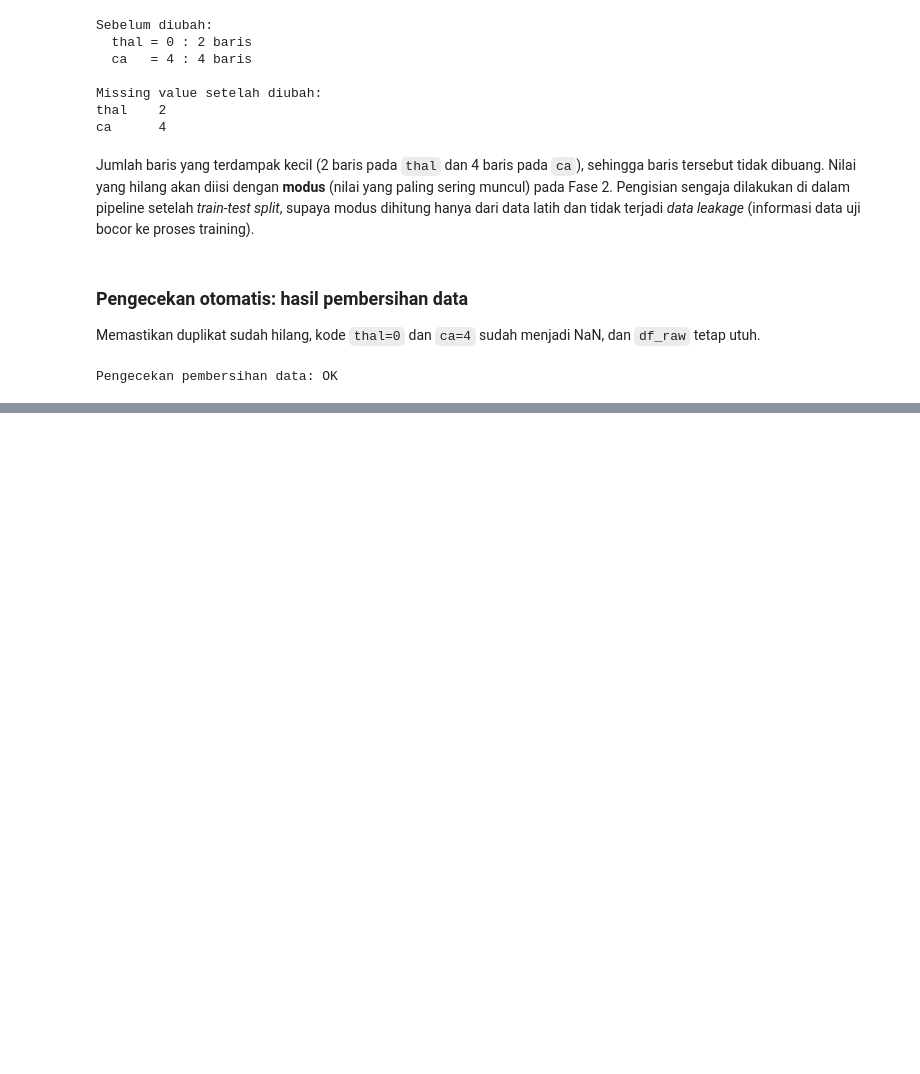
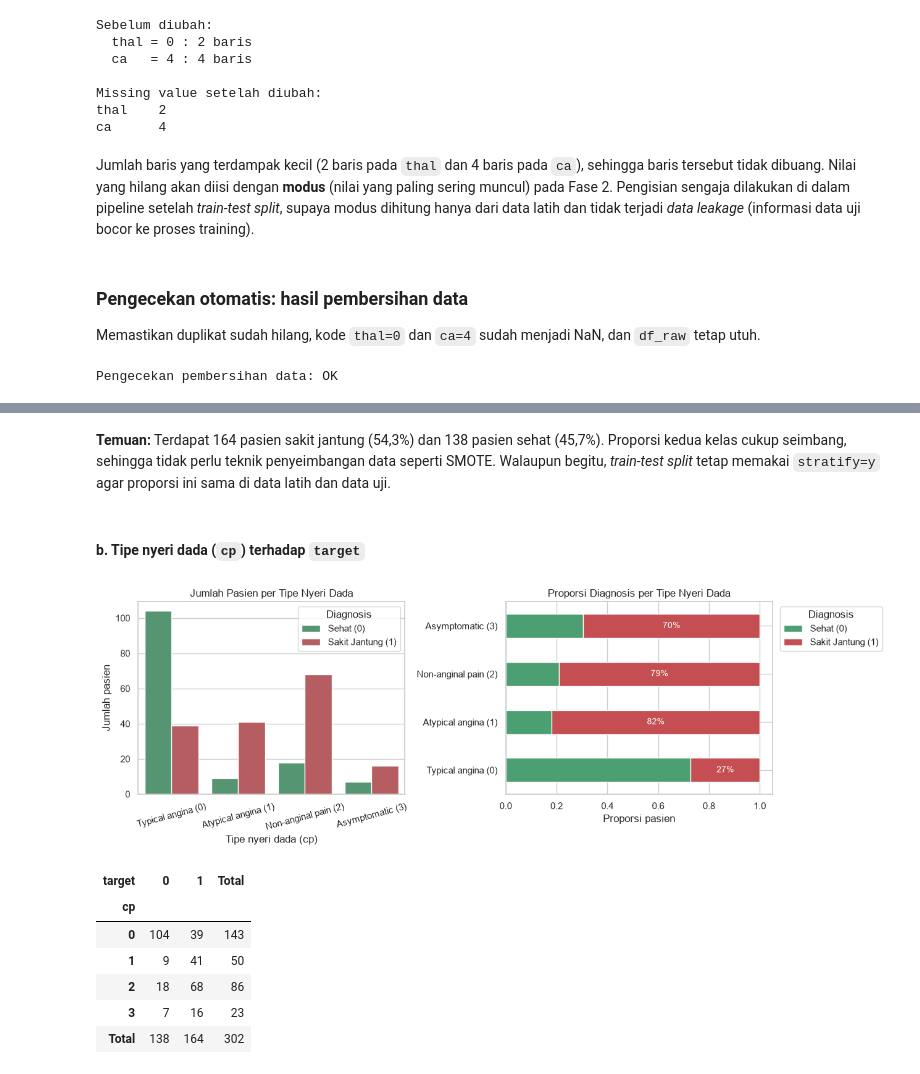
Before and after one commit to agm4r/uci-heart-disease-classification, a Jupyter notebook: 03-notebook/KelompokX_Heart_Disease_Prediction.ipynb, the cells around one changed output, grey strips where cells are left out. Cells and saved outputs as stored; diff of their text form; code cells hidden in the pictures; blank space fills up the shorter version.

```diff
--- a/03-notebook/KelompokX_Heart_Disease_Prediction.ipynb
+++ b/03-notebook/KelompokX_Heart_Disease_Prediction.ipynb
@@ -223,0 +263,40 @@ Pengecekan pembersihan data: OK
+# %% [markdown]
+**Temuan:** Terdapat 164 pasien sakit jantung (54,3%) dan 138 pasien sehat (45,7%). Proporsi kedua kelas cukup seimbang, sehingga tidak perlu teknik penyeimbangan data seperti SMOTE. Walaupun begitu, *train-test split* tetap memakai `stratify=y` agar proporsi ini sama di data latih dan data uji.
+# %% [markdown]
+#### b. Tipe nyeri dada (`cp`) terhadap `target`
+# %%
+fig, axes = plt.subplots(1, 2, figsize=(13, 4.5))
+urutan_cp = list(LABEL_CP.values())
+sns.countplot(data=df_eda, x="tipe_nyeri", hue="diagnosis", order=urutan_cp,
+              hue_order=urutan, palette=WARNA_TARGET, ax=axes[0])
+axes[0].set_title("Jumlah Pasien per Tipe Nyeri Dada")
+axes[0].set_xlabel("Tipe nyeri dada (cp)")
+axes[0].set_ylabel("Jumlah pasien")
+axes[0].tick_params(axis="x", rotation=15)
+axes[0].legend(title="Diagnosis")
+
+proporsi_cp = pd.crosstab(df_eda["tipe_nyeri"], df_eda["diagnosis"], normalize="index")
+proporsi_cp = proporsi_cp.loc[urutan_cp, urutan]
+proporsi_cp.plot(kind="barh", stacked=True, ax=axes[1],
+                 color=[WARNA_TARGET[k] for k in urutan])
+for i, nilai in enumerate(proporsi_cp["Sakit Jantung (1)"]):
+    axes[1].text(1 - nilai / 2, i, f"{nilai:.0%}", ha="center", va="center",
+                 color="white", fontsize=10)
+axes[1].set_title("Proporsi Diagnosis per Tipe Nyeri Dada")
+axes[1].set_xlabel("Proporsi pasien")
+axes[1].set_ylabel("")
+axes[1].legend(title="Diagnosis", loc="upper left", bbox_to_anchor=(1.01, 1))
+fig.tight_layout()
+simpan_grafik(fig, "fase-1-cp-vs-target")
+plt.show()
+
+pd.crosstab(df["cp"], df["target"], margins=True, margins_name="Total")
+# %% [output]
+[figure, added]
+| target | 0 | 1 | Total |
+| cp |  |  |  |
+| 0 | 104 | 39 | 143 |
+| 1 | 9 | 41 | 50 |
+| 2 | 18 | 68 | 86 |
+| 3 | 7 | 16 | 23 |
+| Total | 138 | 164 | 302 |
```
Also changed, not shown: parts of 16 cells of this notebook, 4 other files.
